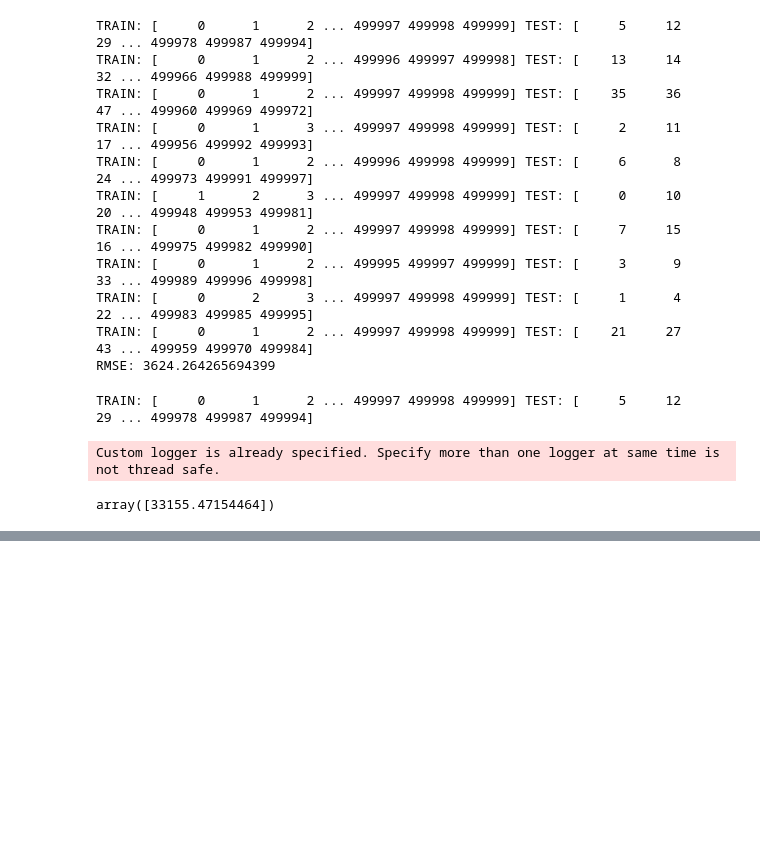
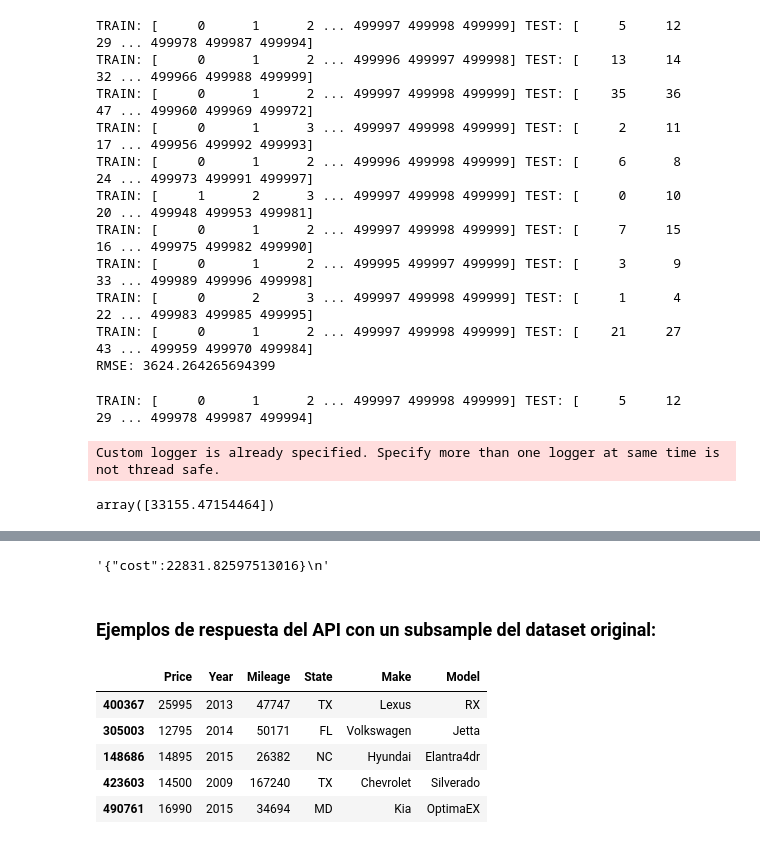
Before and after one commit to zerodarkzone/proyecto2ModelosAvanzados1, a Jupyter notebook: notebook/P2-UsedVehiclePricePrediction.ipynb, the cells around one changed output, grey strips where cells are left out. Cells and saved outputs as stored; diff of their text form; code cells hidden in the pictures; blank space fills up the shorter version.

```diff
--- a/notebook/P2-UsedVehiclePricePrediction.ipynb
+++ b/notebook/P2-UsedVehiclePricePrediction.ipynb
@@ -463,0 +488,16 @@ Example:
+# %%
+import requests
+requests.get("https://proyecto2-modelosa-vanzados1.herokuapp.com/predict?year=2014&mileage=31909&state=md&make=nissan&model=muranoawd").text
+# %% [output]
+'{"cost":22831.82597513016}\n'
+# %% [markdown]
+### Ejemplos de respuesta del API con un subsample del dataset original:
+# %%
+data.sample(5)
+# %% [output]
+|  | Price | Year | Mileage | State | Make | Model |
+| 400367 | 25995 | 2013 | 47747 | TX | Lexus | RX |
+| 305003 | 12795 | 2014 | 50171 | FL | Volkswagen | Jetta |
+| 148686 | 14895 | 2015 | 26382 | NC | Hyundai | Elantra4dr |
+| 423603 | 14500 | 2009 | 167240 | TX | Chevrolet | Silverado |
+| 490761 | 16990 | 2015 | 34694 | MD | Kia | OptimaEX |
```
Also changed, not shown: parts of 25 cells of this notebook.
